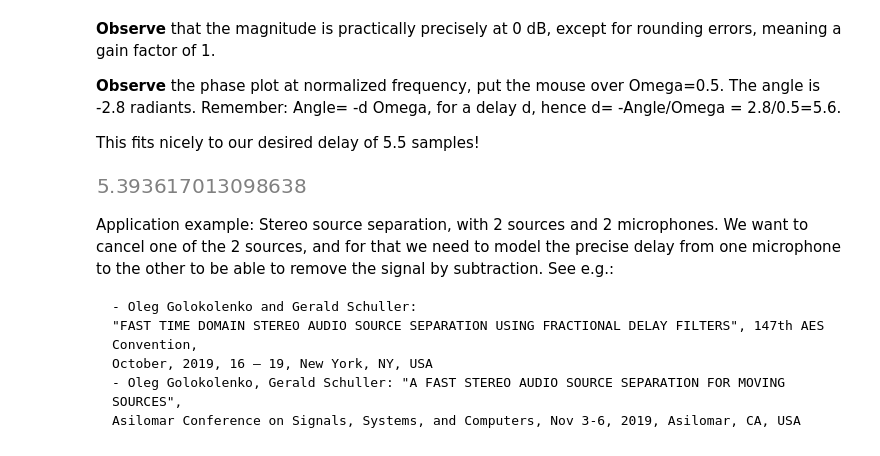
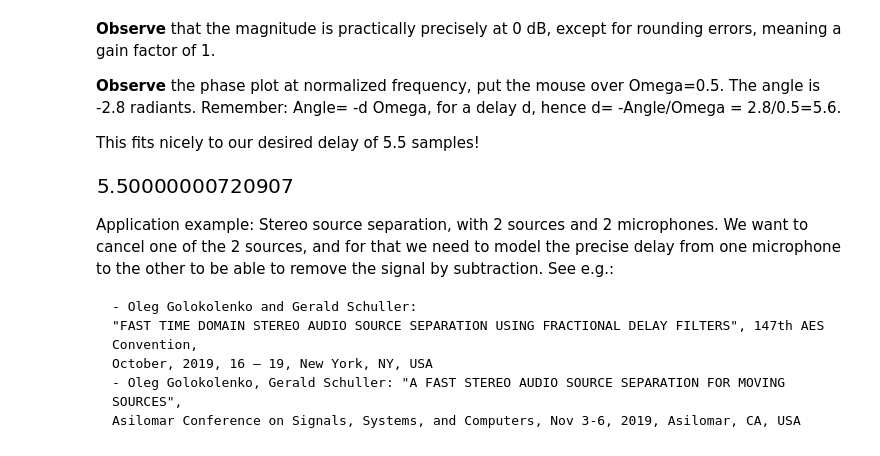
Before and after one commit to GuitarsAI/ADSP_Tutorials, a Jupyter notebook: ADSP_09_AllPassFilters.ipynb, the cells around one changed output. Drawn from its saved outputs; the diff is of its cells as text; code cells hidden in the pictures.

Commit message:
Add files via upload
fixed delay calculation, -angles

```diff
--- a/ADSP_09_AllPassFilters.ipynb
+++ b/ADSP_09_AllPassFilters.ipynb
@@ -339,10 +340,10 @@ hence d= -Angle/Omega = 2.8/0.5=5.6.
 This fits nicely to our desired delay of 5.5 samples!
 # %%
 # Delays
-peaks, _ = sp.find_peaks(angles, height=0)
-angles[peaks[0]]/w[peaks[0]]
+peaks, _ = sp.find_peaks(-angles, height=0)
+-angles[peaks[0]]/w[peaks[0]]
 # %% [output]
-[figure, old version]
+[figure, new version]
 # %% [markdown]
 Application example: Stereo source separation, with 2
 sources and 2 microphones. We want to cancel one of the
```
Also changed, not shown: parts of 8 cells of this notebook.
